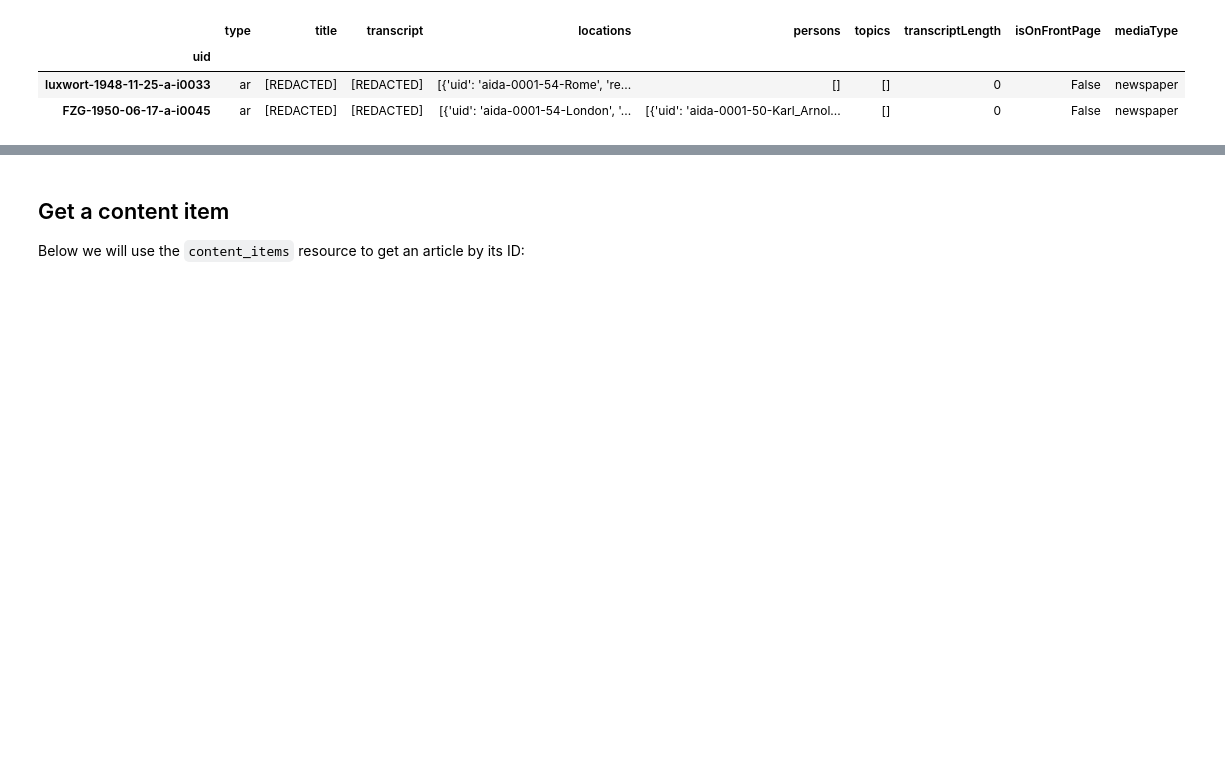
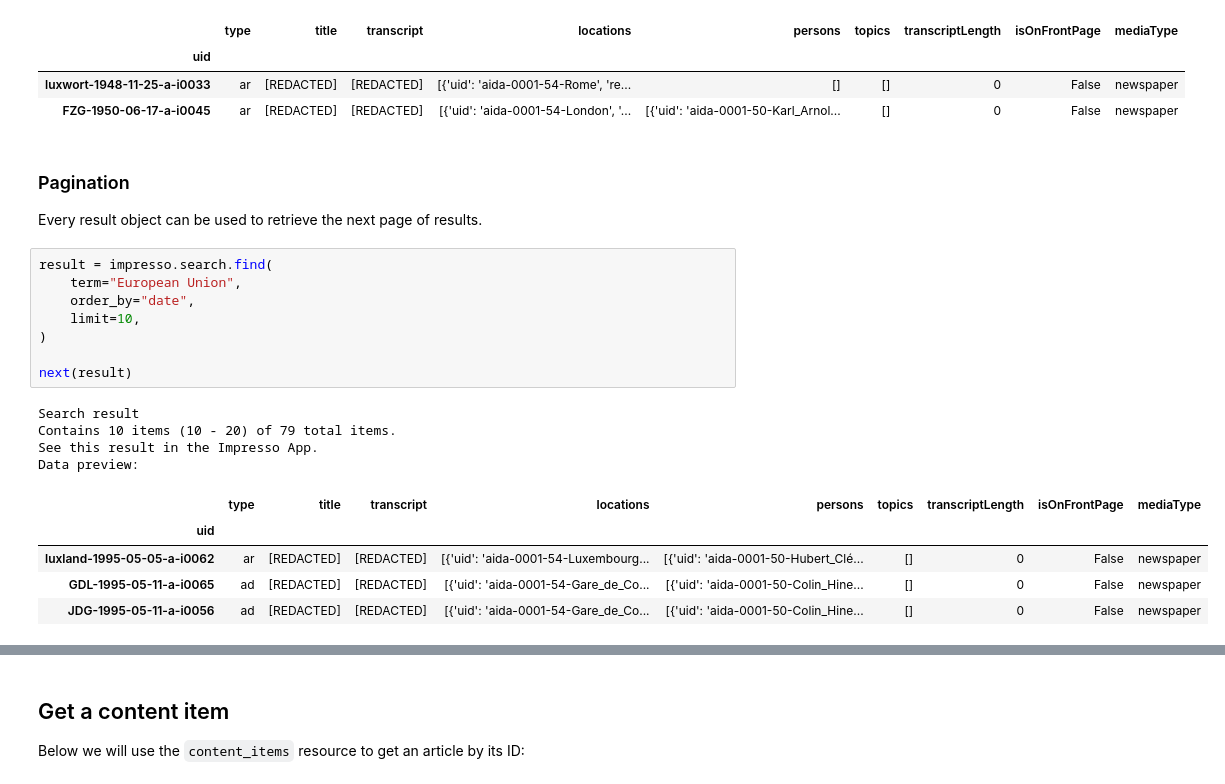
Before and after one commit to impresso/impresso-py, a Jupyter notebook: examples/notebooks/basic.ipynb, the cells around one changed output, grey strips where cells are left out. Drawn from its saved outputs; the diff is of its cells as text; blank space fills up the shorter version.

Commit message:
Added pagination examples

```diff
--- a/examples/notebooks/basic.ipynb
+++ b/examples/notebooks/basic.ipynb
@@ -75,3 +75,25 @@ df.head(2)
 | uid |  |  |  |  |  |  |  |  |  |
 | luxwort-1948-11-25-a-i0033 | ar | [REDACTED] | [REDACTED] | [{'uid': 'aida-0001-54-Rome', 're... | [] | [] | 0 | False | newspaper |
 | FZG-1950-06-17-a-i0045 | ar | [REDACTED] | [REDACTED] | [{'uid': 'aida-0001-54-London', '... | [{'uid': 'aida-0001-50-Karl_Arnol... | [] | 0 | False | newspaper |
+# %% [markdown]
+### Pagination
+
+Every result object can be used to retrieve the next page of results.
+# %%
+result = impresso.search.find(
+    term="European Union",
+    order_by="date",
+    limit=10,
+)
+
+next(result)
+# %% [output]
+Search result
+Contains 10 items (10 - 20) of 79 total items.
+See this result in the Impresso App.
+Data preview:
+|  | type | title | transcript | locations | persons | topics | transcriptLength | isOnFrontPage | mediaType |
+| uid |  |  |  |  |  |  |  |  |  |
+| luxland-1995-05-05-a-i0062 | ar | [REDACTED] | [REDACTED] | [{'uid': 'aida-0001-54-Luxembourg... | [{'uid': 'aida-0001-50-Hubert_Clé... | [] | 0 | False | newspaper |
+| GDL-1995-05-11-a-i0065 | ad | [REDACTED] | [REDACTED] | [{'uid': 'aida-0001-54-Gare_de_Co... | [{'uid': 'aida-0001-50-Colin_Hine... | [] | 0 | False | newspaper |
+| JDG-1995-05-11-a-i0056 | ad | [REDACTED] | [REDACTED] | [{'uid': 'aida-0001-54-Gare_de_Co... | [{'uid': 'aida-0001-50-Colin_Hine... | [] | 0 | False | newspaper |
```
Also changed, not shown: parts of 3 cells of this notebook, 9 other files.
